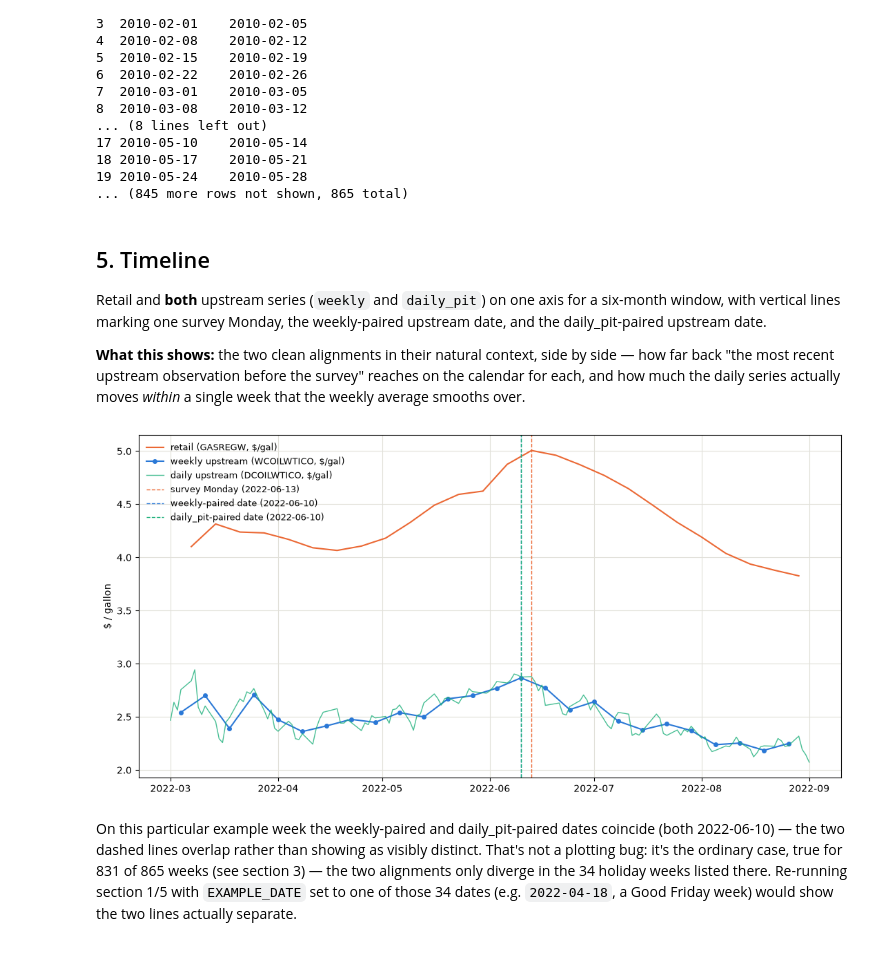
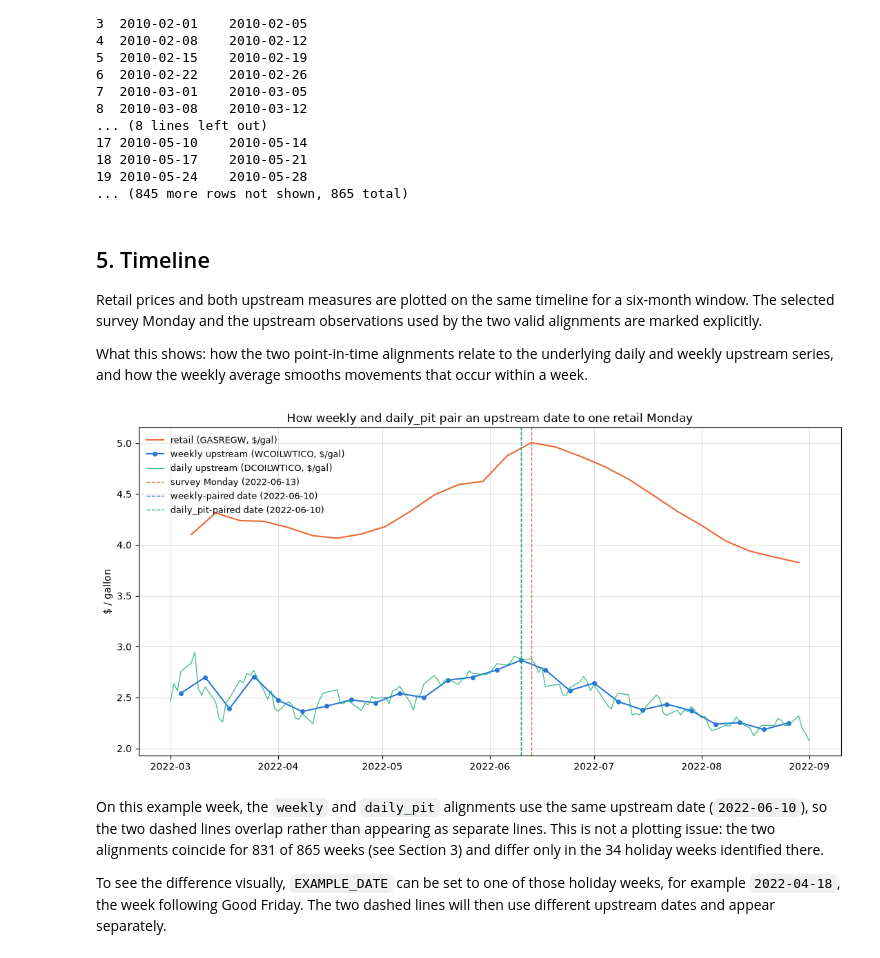
Before and after one commit to ElKuksi/gasoline-rockets-and-feathers, a Jupyter notebook: notebooks/03_point_in_time.ipynb, the cells around one changed output. Saved outputs shown, nothing was run; the diff lists cells and outputs as text; code cells hidden in the pictures.

```diff
--- a/notebooks/03_point_in_time.ipynb
+++ b/notebooks/03_point_in_time.ipynb
@@ -377,37 +402,43 @@ ValueError: point_in_time.align_retail_to_upstream: found rows where upstream_da
 ... (845 more rows not shown, 865 total)
 # %% [markdown]
 ## 5. Timeline
-Retail and **both** upstream series (`weekly` and `daily_pit`) on one axis for a six-month window, with vertical lines marking one survey Monday, the weekly-paired upstream date, and the daily_pit-paired upstream date.
+Retail prices and both upstream measures are plotted on the same timeline for a six-month window.
+The selected survey Monday and the upstream observations used by the two valid alignments are marked
+explicitly.
 
-**What this shows:** the two clean alignments in their natural context, side by side — how far back "the most recent upstream observation before the survey" reaches on the calendar for each, and how much the daily series actually moves *within* a single week that the weekly average smooths over.
+What this shows: how the two point-in-time alignments relate to the underlying daily and weekly
+upstream series, and how the weekly average smooths movements that occur within a week.
 # %%
 WINDOW_START = pd.Timestamp("2022-03-01")
 WINDOW_END = pd.Timestamp("2022-09-01")
 
 retail_window = retail[(retail["date"] >= WINDOW_START) & (retail["date"] <= WINDOW_END)]
 weekly_upstream_window = weekly_upstream[(weekly_upstream["date"] >= WINDOW_START) & (weekly_upstream["date"] <= WINDOW_END)]
 daily_upstream_window = daily_upstream[(daily_upstream["date"] >= WINDOW_START) & (daily_upstream["date"] <= WINDOW_END)]
 
 weekly_marked_row = weekly[weekly["date"] == EXAMPLE_DATE].iloc[0]
 daily_pit_marked_row = daily_pit[daily_pit["date"] == EXAMPLE_DATE].iloc[0]
 
 fig, ax = plt.subplots(figsize=(11, 5.5))
 
 ax.plot(retail_window["date"], retail_window["value"], color=COLOR_RETAIL, linewidth=1.5, label="retail (GASREGW, $/gal)")
 ax.plot(weekly_upstream_window["date"], weekly_upstream_window["value"], color=COLOR_WEEKLY, linewidth=1.5, marker="o", markersize=4, label="weekly upstream (WCOILWTICO, $/gal)")
 ax.plot(daily_upstream_window["date"], daily_upstream_window["value"], color=COLOR_DAILY_PIT, linewidth=1, alpha=0.8, label="daily upstream (DCOILWTICO, $/gal)")
 
 ax.axvline(weekly_marked_row["date"], color=COLOR_RETAIL, linestyle="--", linewidth=1, label=f"survey Monday ({weekly_marked_row['date'].date()})")
 ax.axvline(weekly_marked_row["upstream_date"], color=COLOR_WEEKLY, linestyle="--", linewidth=1, label=f"weekly-paired date ({weekly_marked_row['upstream_date'].date()})")
 ax.axvline(daily_pit_marked_row["upstream_date"], color=COLOR_DAILY_PIT, linestyle="--", linewidth=1, label=f"daily_pit-paired date ({daily_pit_marked_row['upstream_date'].date()})")
 
 ax.set_ylabel("$ / gallon")
 ax.grid(True, color="#e1e0d9")
 ax.legend(loc="upper left", frameon=False, fontsize=9)
+ax.set_title("How weekly and daily_pit pair an upstream date to one retail Monday", loc="center")
 
 plt.tight_layout()
 plt.show()
 # %% [output]
-[figure, old version]
+[figure, new version]
 # %% [markdown]
-On this particular example week the weekly-paired and daily_pit-paired dates coincide (both 2022-06-10) — the two dashed lines overlap rather than showing as visibly distinct. That's not a plotting bug: it's the ordinary case, true for 831 of 865 weeks (see section 3) — the two alignments only diverge in the 34 holiday weeks listed there. Re-running section 1/5 with `EXAMPLE_DATE` set to one of those 34 dates (e.g. `2022-04-18`, a Good Friday week) would show the two lines actually separate.
+On this example week, the `weekly` and `daily_pit` alignments use the same upstream date (`2022-06-10`), so the two dashed lines overlap rather than appearing as separate lines. This is not a plotting issue: the two alignments coincide for 831 of 865 weeks (see Section 3) and differ only in the 34 holiday weeks identified there.
+
+To see the difference visually, `EXAMPLE_DATE` can be set to one of those holiday weeks, for example `2022-04-18`, the week following Good Friday. The two dashed lines will then use different upstream dates and appear separately.
```
Also changed, not shown: parts of 14 cells of this notebook, 10 other files.
